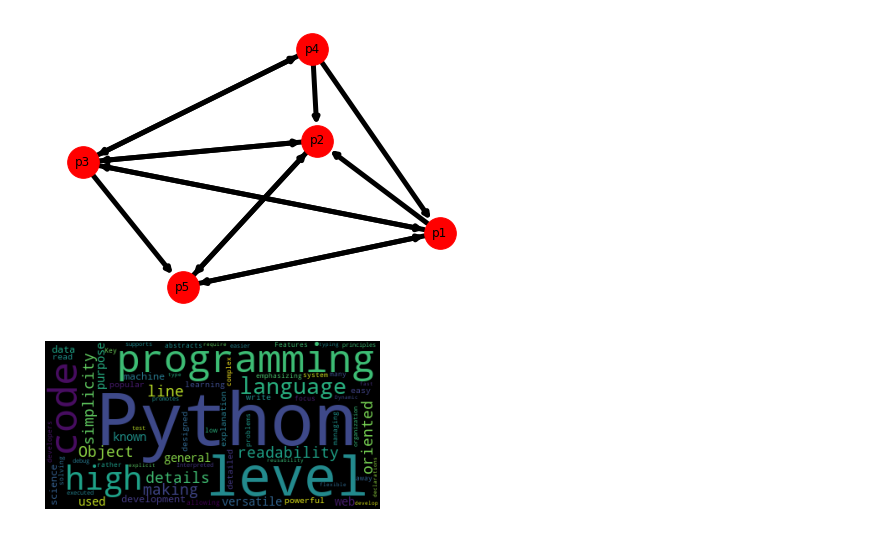
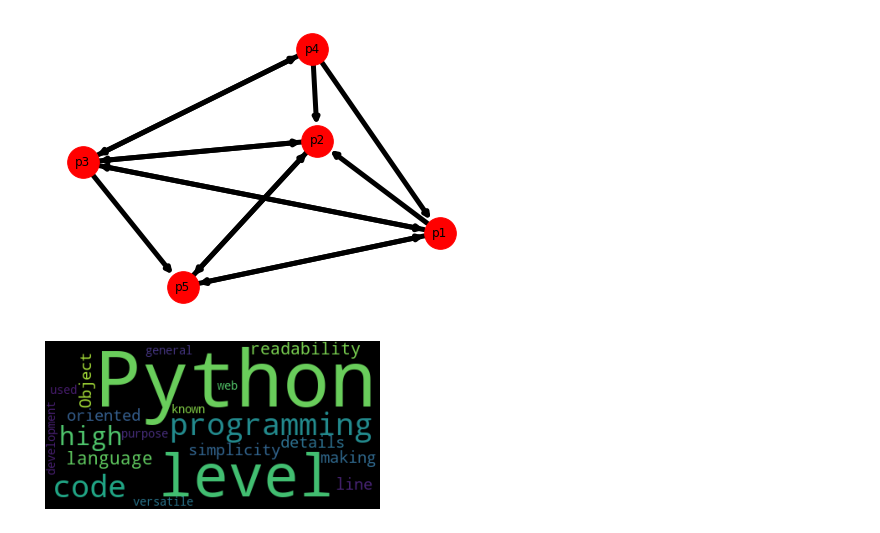
Before and after one commit to Paresh3810/PYTHON-2, a Jupyter notebook: T1/friday-checkpoint.ipynb, the cells around one changed output. Cells and saved outputs as stored; diff of their text form; code cells hidden in the pictures.

```diff
--- a/T1/friday-checkpoint.ipynb
+++ b/T1/friday-checkpoint.ipynb
@@ -19,16 +19,18 @@ plt.show()
 [figure]
 # %%
 from wordcloud import WordCloud,STOPWORDS
+import matplotlib.pyplot as plt
+
 f=open("1.txt")
 x=f.read()
 st=set(STOPWORDS)
 
-y = WordCloud(background_color="black",stopwords=st,max_words=200)
+y = WordCloud(background_color="black",stopwords=st,max_words=20)
 y.generate(x)
 plt.imshow(y)
 plt.axis("off")
 plt.show()
 # %% [output]
-[figure, old version]
+[figure, new version]
 # %%
 import folium
```
Also changed, not shown: parts of 10 cells of this notebook.
